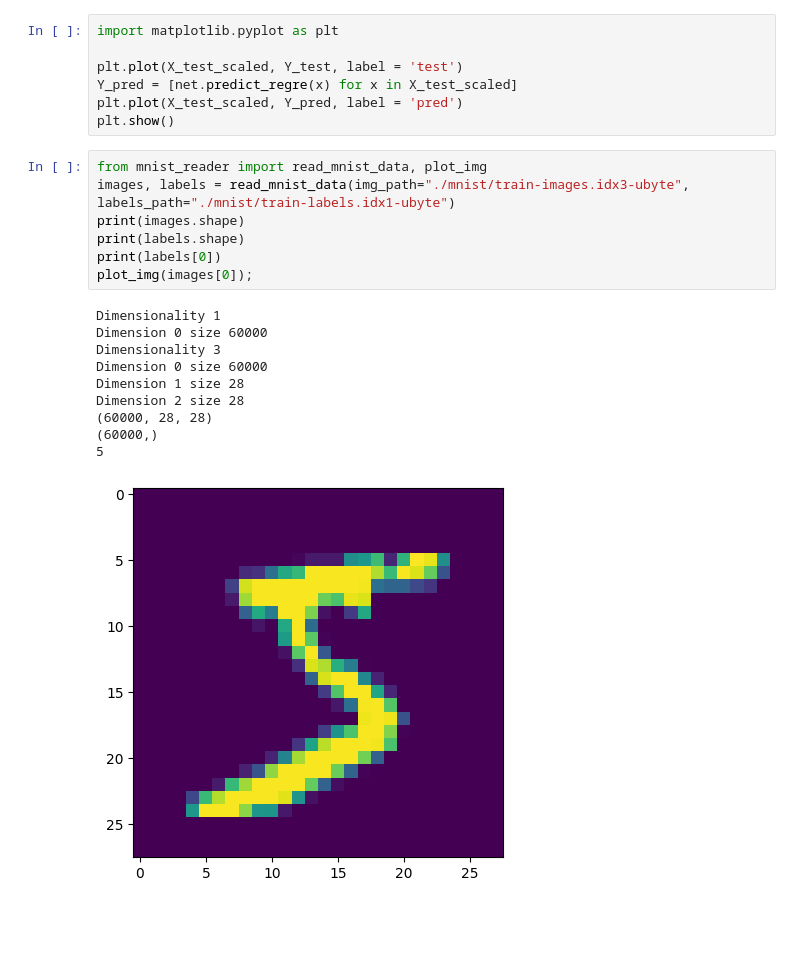
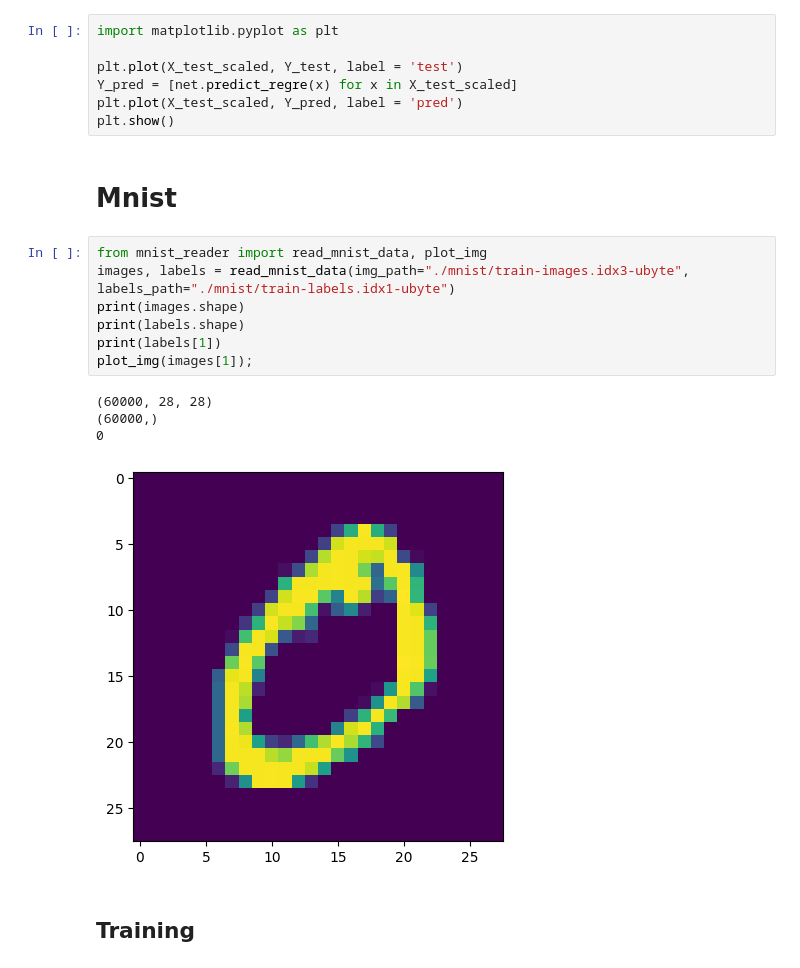
Before and after one commit to Bieslaw/NeuronProject, a Jupyter notebook: Projekt1_test1.ipynb, the cells around one changed output. Saved outputs shown, nothing was run; the diff lists cells and outputs as text; blank space fills up the shorter version.

Commit message:
Train mnist

```diff
--- a/Projekt1_test1.ipynb
+++ b/Projekt1_test1.ipynb
@@ -450,21 +439,19 @@ plt.plot(X_test_scaled, Y_test, label = 'test')
 Y_pred = [net.predict_regre(x) for x in X_test_scaled]
 plt.plot(X_test_scaled, Y_pred, label = 'pred')
 plt.show()
+# %% [markdown]
+# Mnist
 # %%
 from mnist_reader import read_mnist_data, plot_img
 images, labels = read_mnist_data(img_path="./mnist/train-images.idx3-ubyte", labels_path="./mnist/train-labels.idx1-ubyte")
 print(images.shape)
 print(labels.shape)
-print(labels[0])
-plot_img(images[0]);
+print(labels[1])
+plot_img(images[1]);
 # %% [output]
-Dimensionality 1
-Dimension 0 size 60000
-Dimensionality 3
-Dimension 0 size 60000
-Dimension 1 size 28
-Dimension 2 size 28
 (60000, 28, 28)
 (60000,)
-5
+0
-[figure, old version]
+[figure, new version]
+# %% [markdown]
+## Training
```
Also changed, not shown: parts of 7 cells of this notebook, 1 other file.
